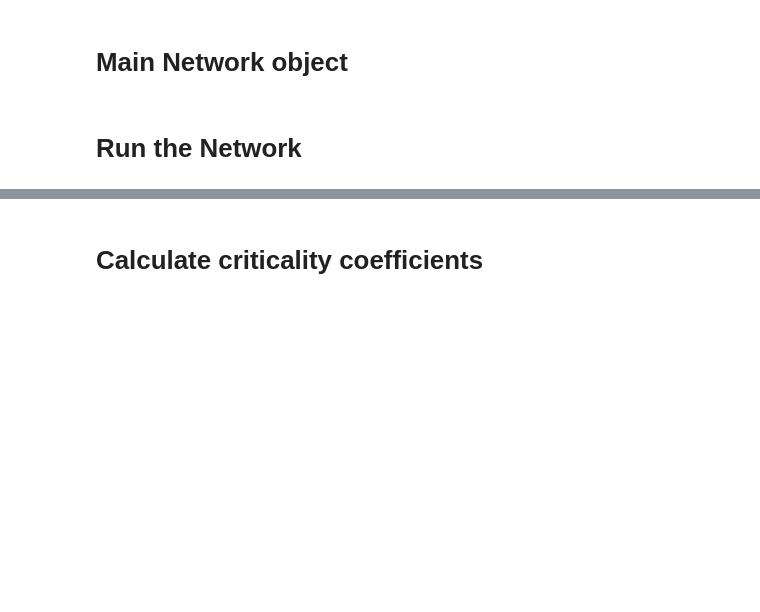
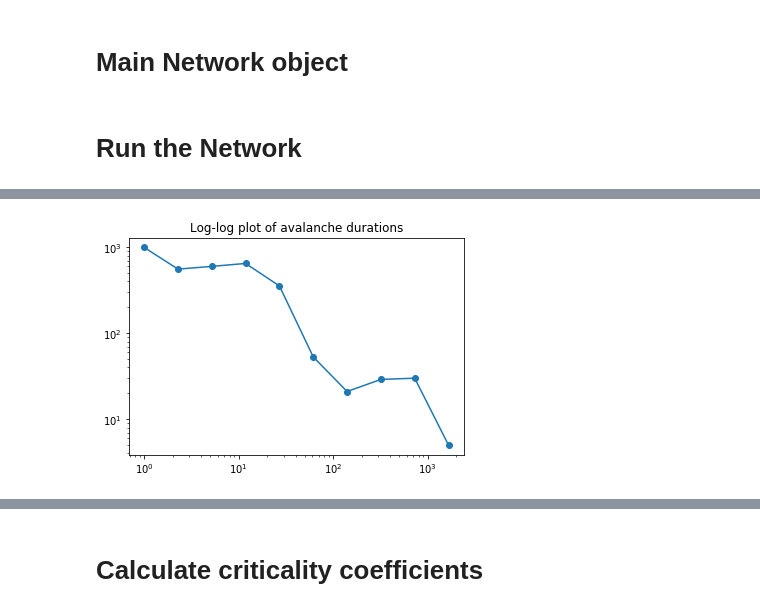
Before and after one commit to EstevaoUyra/criticality-on-neural-network, a Jupyter notebook: network.ipynb, the cells around one changed output, grey strips where cells are left out. Drawn from its saved outputs; the diff is of its cells as text; code cells hidden in the pictures; blank space fills up the shorter version.

```diff
--- a/network.ipynb
+++ b/network.ipynb
@@ -286,0 +308,10 @@ plt.legend()
+# %%
+density, bin = np.histogram(np.log10(steady_state['durations']), density=False, bins=10)
+durations = 10**bin[:-1]
+
+plt.plot(durations, density, marker='o')
+plt.yscale('log')
+plt.xscale('log')
+plt.title("Log-log plot of avalanche durations");
+# %% [output]
+[figure, added]
```
Also changed, not shown: parts of 50 cells of this notebook.
